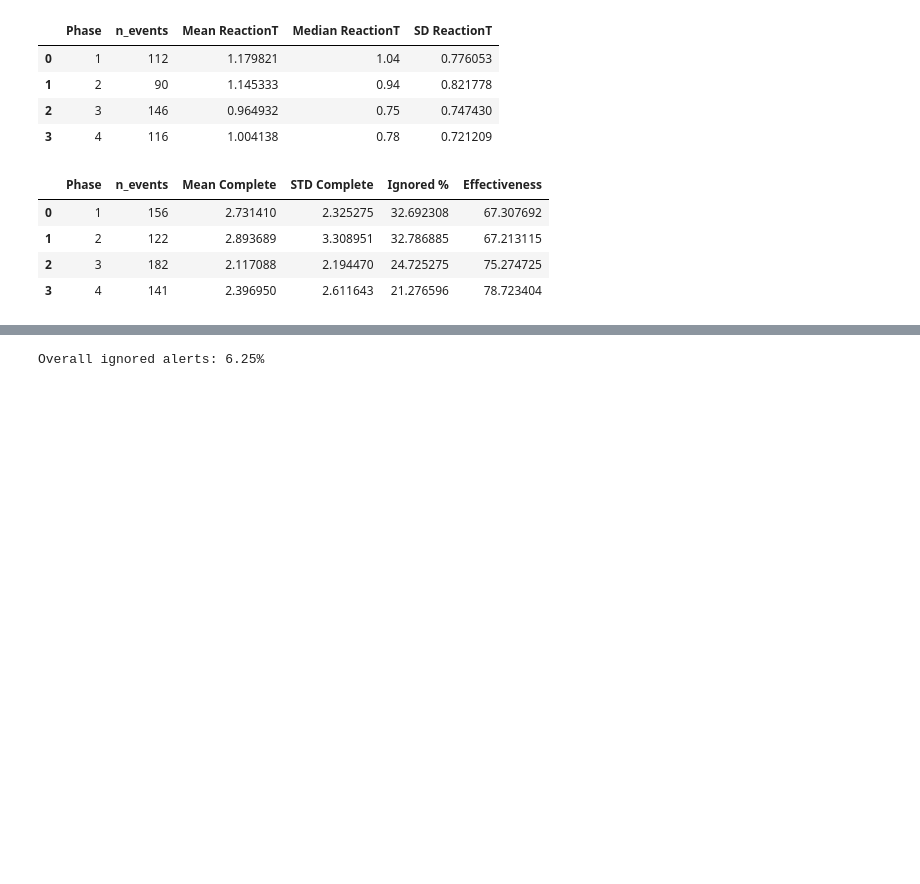
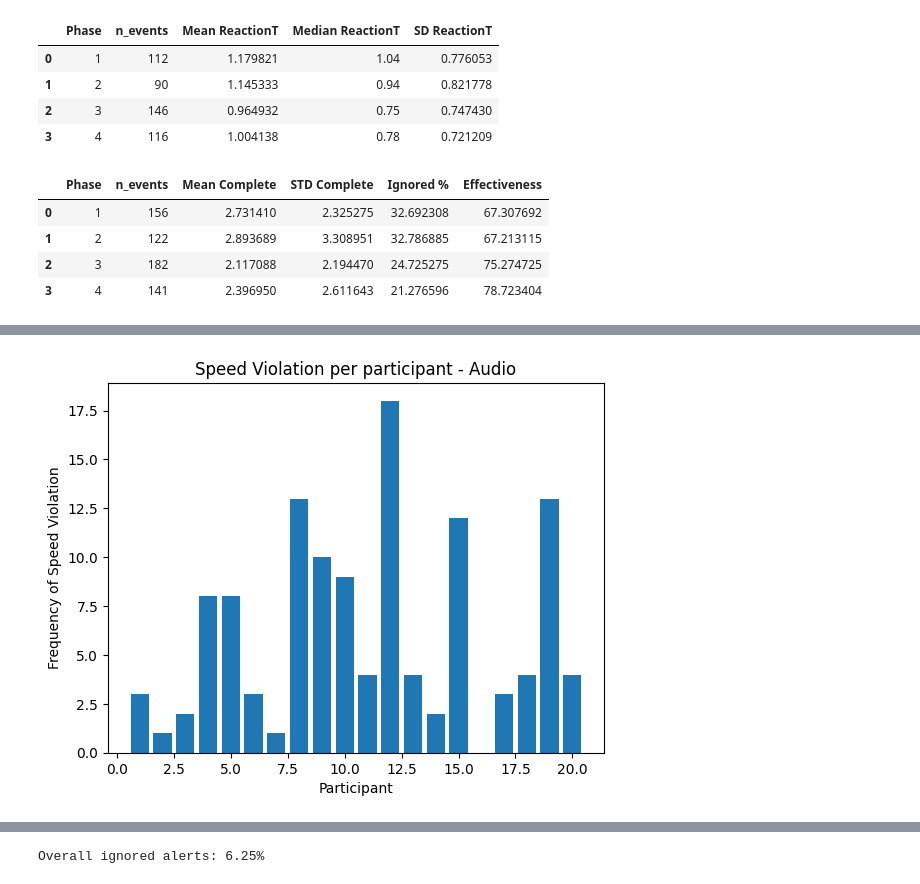
Before and after one commit to KeirAAAlcantara/SimAnalysis, a Jupyter notebook: Sim_Analysis.ipynb, the cells around one changed output, grey strips where cells are left out. Saved outputs shown, nothing was run; the diff lists cells and outputs as text; code cells hidden in the pictures; blank space fills up the shorter version.

```diff
--- a/Sim_Analysis.ipynb
+++ b/Sim_Analysis.ipynb
@@ -331,0 +365,10 @@ p-value: 0.041176577017671114
+# %%
+df_phase2 = df_Metrics[df_Metrics["phase"] == 2]
+# %%
+violations = df_phase2["event"].str.contains("SPEED", na=False)
+speed_counts2 = (
+    df_phase2[violations]
+    .groupby("participant_no")
+    .size()
+)
+speed_counts2 = speed_counts2.reindex(range(1, 21), fill_value=0)
@@ -331,0 +395,8 @@ p-value: 0.041176577017671114
+# %%
+plt.bar(speed_counts2.index, speed_counts2.values)
+plt.xlabel("Participant")
+plt.ylabel("Frequency of Speed Violation")
+plt.title("Speed Violation per participant - Audio")
+plt.show()
+# %% [output]
+[figure, added]
```
Also changed, not shown: parts of 50 cells of this notebook.
